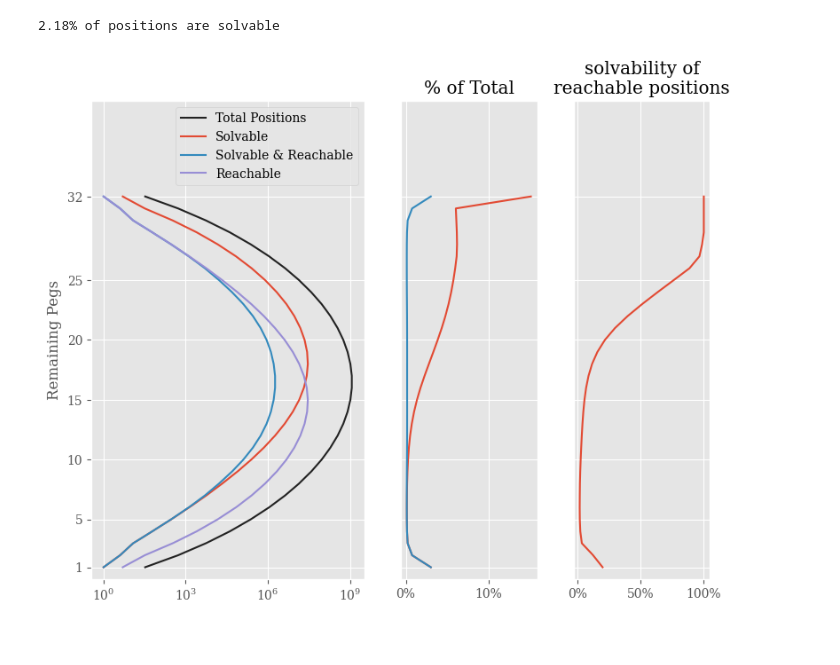
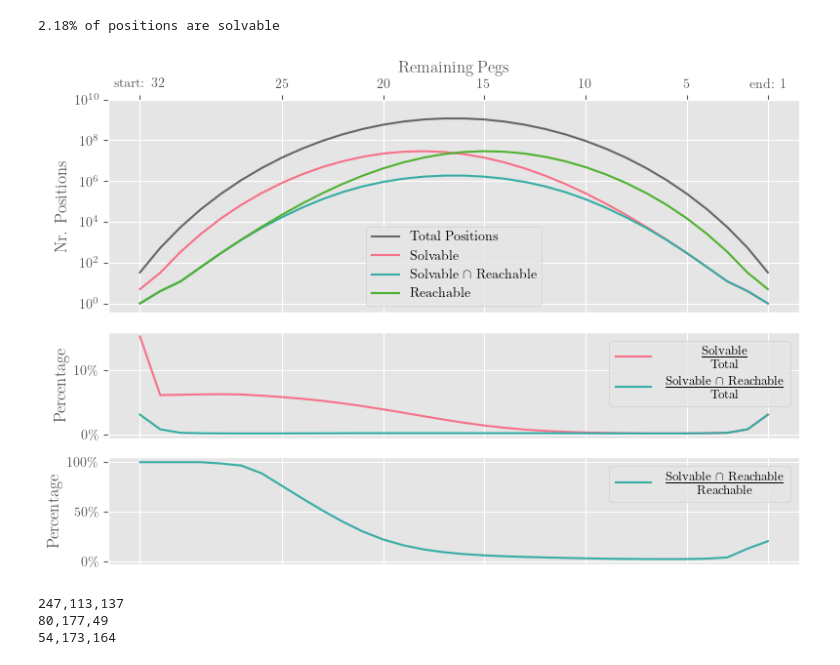
Before and after one commit to Pascal-So/peg-solitaire, a Jupyter notebook: evaluation/state_space.ipynb, the cells around one changed output. Drawn from its saved outputs; the diff is of its cells as text; code cells hidden in the pictures.

Commit message:
report: add state-space plot

```diff
--- a/evaluation/state_space.ipynb
+++ b/evaluation/state_space.ipynb
@@ -48,41 +28,59 @@ print(f"{total_solvable / total_positions * 100:.2f}% of positions are solvable"
 # %%
 pegs = np.arange(1, 33)
 
-gs = gridspec.GridSpec(1, 3, width_ratios=[2,1,1])
+gs = gridspec.GridSpec(3, 1, height_ratios=[2,1,1])
 
 ax = plt.subplot(gs[0])
 
-ax.plot(df["positions"], pegs, color="#222", label="Total Positions")
-ax.plot(df["solvable_at"], pegs, label="Solvable")
-ax.plot(df["via_solvable_at"], pegs, label="Solvable & Reachable")
-ax.plot(df["reachable"], pegs, label="Reachable")
-ax.set_xscale("log")
-ax.set_ylabel("Remaining Pegs")
-ax.set_ylim(0, 40)
-# ax.set_xlim(0.6, 2e10)
+col_solvable = plotting_common.colors[0]
+col_reachable = plotting_common.colors[2]
+col_both = plotting_common.colors[3]
+
+ax.plot(pegs, df["positions"], color="#666", label="Total Positions")
+ax.plot(pegs, df["solvable_at"], color=col_solvable, label="Solvable")
+ax.plot(pegs, df["via_solvable_at"], color=col_both, label=r"Solvable $\cap$ Reachable")
+ax.plot(pegs, df["reachable"], color=col_reachable, label="Reachable")
+ax.xaxis.tick_top()
+ax.xaxis.set_label_position('top')
+ax.set_xlabel("Remaining Pegs")
+ax.set_ylabel("Nr. Positions")
+
+ax.invert_xaxis()
+ax.set_yscale("log")
 ax.legend()
 
-ax.set_yticks([1, 5, 10, 15, 20, 25, 32])
-ax.set_xticks([1, 10**3, 10**6, 10**9])
+ax.set_xticks([1, 5, 10, 15, 20, 25, 32])
+ax.set_xticklabels(["end: 1", "5", "10", "15", "20", "25", "start: 32"])
+ax.set_yticks([1, 10**2, 10**4, 10**6, 10**8, 10**10])
 
-ax = plt.subplot(gs[1], sharey=ax)
-ax.tick_params(axis='y', which='both', left=False, labelleft=False)
+ax = plt.subplot(gs[1], sharex=ax)
+ax.tick_params(axis='x', which='both', bottom=False, labelbottom=False)
 
-ax.plot(df["solvable_at"] / df["positions"] * 100, pegs)
-ax.plot(df["via_solvable_at"] / df["positions"] * 100, pegs)
-ax.xaxis.set_major_formatter(plt.FuncFormatter(lambda x, pos: f"{x:.0f}%"))
-ax.set_title("% of Total")
+ax.plot(pegs, df["solvable_at"] / df["positions"] * 100, color=col_solvable, label=r"$\Huge\frac{\mathrm{Solvable}}{\mathrm{Total}}$")
+ax.plot(pegs, df["via_solvable_at"] / df["positions"] * 100, color=col_both, label=r"$\frac{\mathrm{Solvable} \,\, \cap \,\, \mathrm{Reachable}}{\mathrm{Total}}$")
+ax.set_ylabel("Percentage")
+ax.yaxis.set_major_formatter(plt.FuncFormatter(lambda x, pos: fr"{x:.0f}\%"))
+legend = ax.legend(fontsize=13)
+legend.get_texts()[0].set_position((37, 0))
 
 
-ax = plt.subplot(gs[2], sharey=ax)
-ax.tick_params(axis='y', which='both', left=False, labelleft=False)
+ax = plt.subplot(gs[2], sharex=ax)
+ax.tick_params(axis='x', which='both', bottom=False, labelbottom=False)
 
-ax.plot(df["via_solvable_at"] / df["reachable"] * 100, pegs)
-ax.set_title("solvability of\nreachable positions")
-ax.xaxis.set_major_formatter(plt.FuncFormatter(lambda x, pos: f"{x:.0f}%"))
+ax.plot(pegs, df["via_solvable_at"] / df["reachable"] * 100, color=col_both, label=r"$\frac{\mathrm{Solvable} \,\, \cap \,\, \mathrm{Reachable}}{\mathrm{Reachable}}$")
+ax.yaxis.set_major_formatter(plt.FuncFormatter(lambda x, pos: fr"{x:.0f}\%"))
+ax.set_ylabel("Percentage")
+ax.legend(fontsize=13)
 
-plt.gcf().set_size_inches(9, 7)
+plt.gcf().set_size_inches(8, 5.5)
 
-# _ = ax.legend()
+plt.tight_layout()
 # %% [output]
-[figure, old version]
+[figure, new version]
+# %%
+for c in (col_solvable , col_reachable , col_both):
+    print(f"{c[0]*255:.0f},{c[1]*255:.0f},{c[2]*255:.0f}")
+# %% [output]
+247,113,137
+80,177,49
+54,173,164
```
Also changed, not shown: parts of 1 cell of this notebook, 3 other files.
